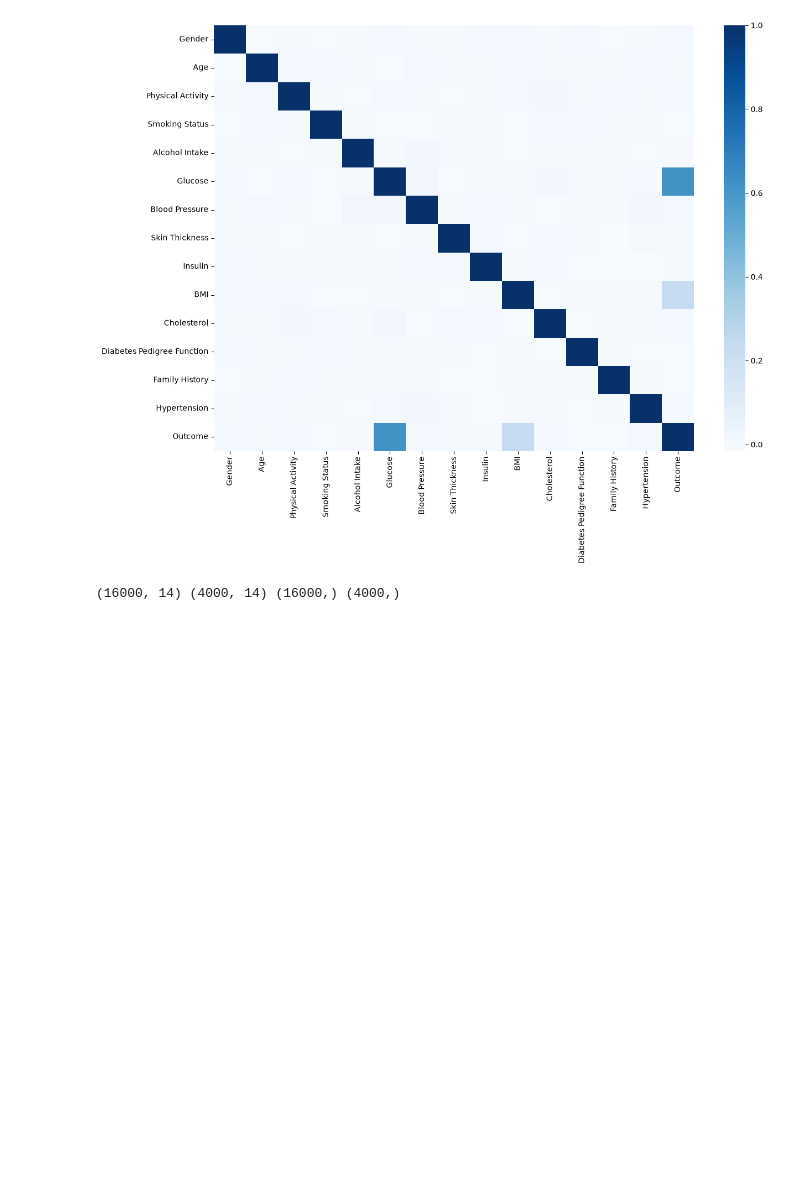
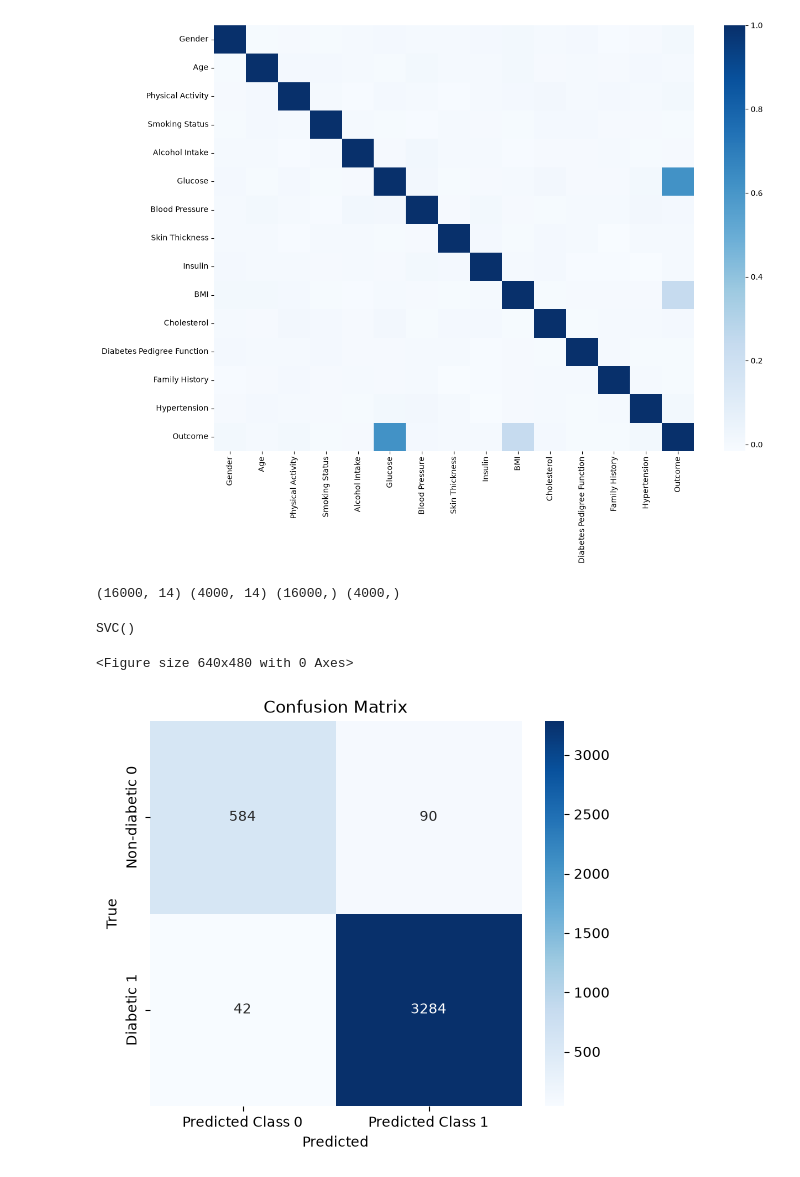
Before and after one commit to 2026324-cmd/achine-Learning-HDip2026-, a Jupyter notebook: Sumi Heo(2026324) - Machine Learning CA1.ipynb, the cells around one changed output. Drawn from its saved outputs; the diff is of its cells as text; code cells hidden in the pictures; blank space fills up the shorter version.

```diff
--- a/Sumi Heo(2026324) - Machine Learning CA1.ipynb
+++ b/Sumi Heo(2026324) - Machine Learning CA1.ipynb
@@ -436,0 +443,12 @@ print(X_train.shape, X_test.shape, y_train.shape, y_test.shape)
+# %%
+from sklearn.svm import SVC
+
+svc_model = SVC()
+svc_model.fit(X_train, y_train)
+# %% [output]
+SVC()
+# %%
+from sklearn.metrics import classification_report, confusion_matrix
+
+# Make predictions using the model
+y_predict = svc_model.predict(X_test)
@@ -436,0 +457,27 @@ print(X_train.shape, X_test.shape, y_train.shape, y_test.shape)
+# %%
+import matplotlib.pyplot as plt
+import seaborn as sns
+from sklearn.metrics import confusion_matrix
+
+# Generate confusion matrix
+cm = confusion_matrix(y_test, y_predict)
+
+# **Ensure previous plots are cleared**
+plt.clf()  # Clear the previous plot before rendering a new one
+plt.figure(figsize = (6, 5))  # Define figure size to avoid residual elements
+
+# Create a heatmap for the confusion matrix
+sns.heatmap(cm, annot = True, fmt = 'd', cmap = 'Blues',
+            xticklabels=['Predicted Class 0', 'Predicted Class 1'],
+            yticklabels=['Non-diabetic 0', 'Diabetic 1'])
+
+# Add labels and title
+plt.xlabel('Predicted')
+plt.ylabel('True')
+plt.title('Confusion Matrix')
+
+# Show the plot
+plt.show()
+# %% [output]
+<Figure size 640x480 with 0 Axes>
+[figure, added]
```
Also changed, not shown: parts of 6 cells of this notebook, 1 other file.
